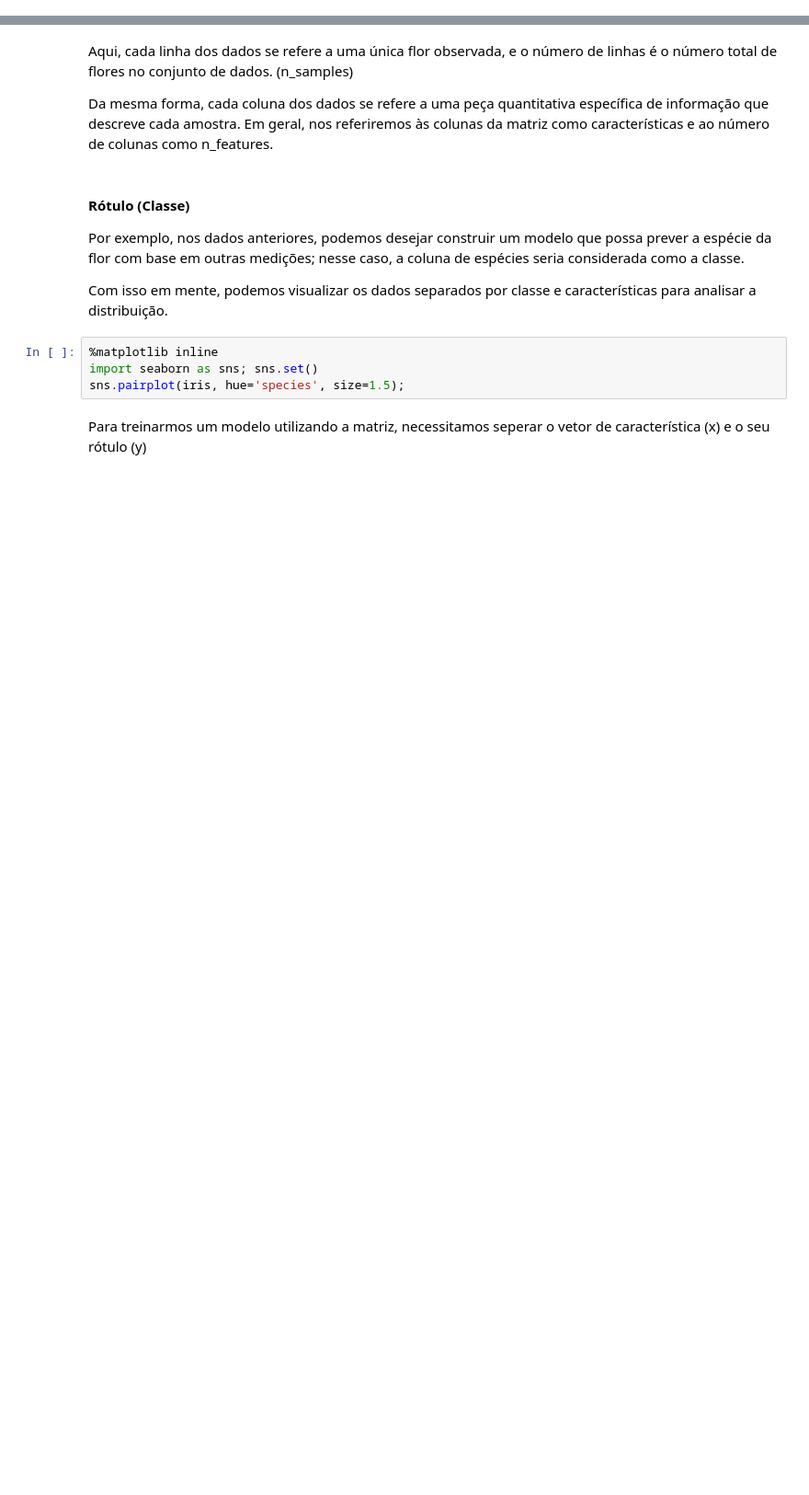
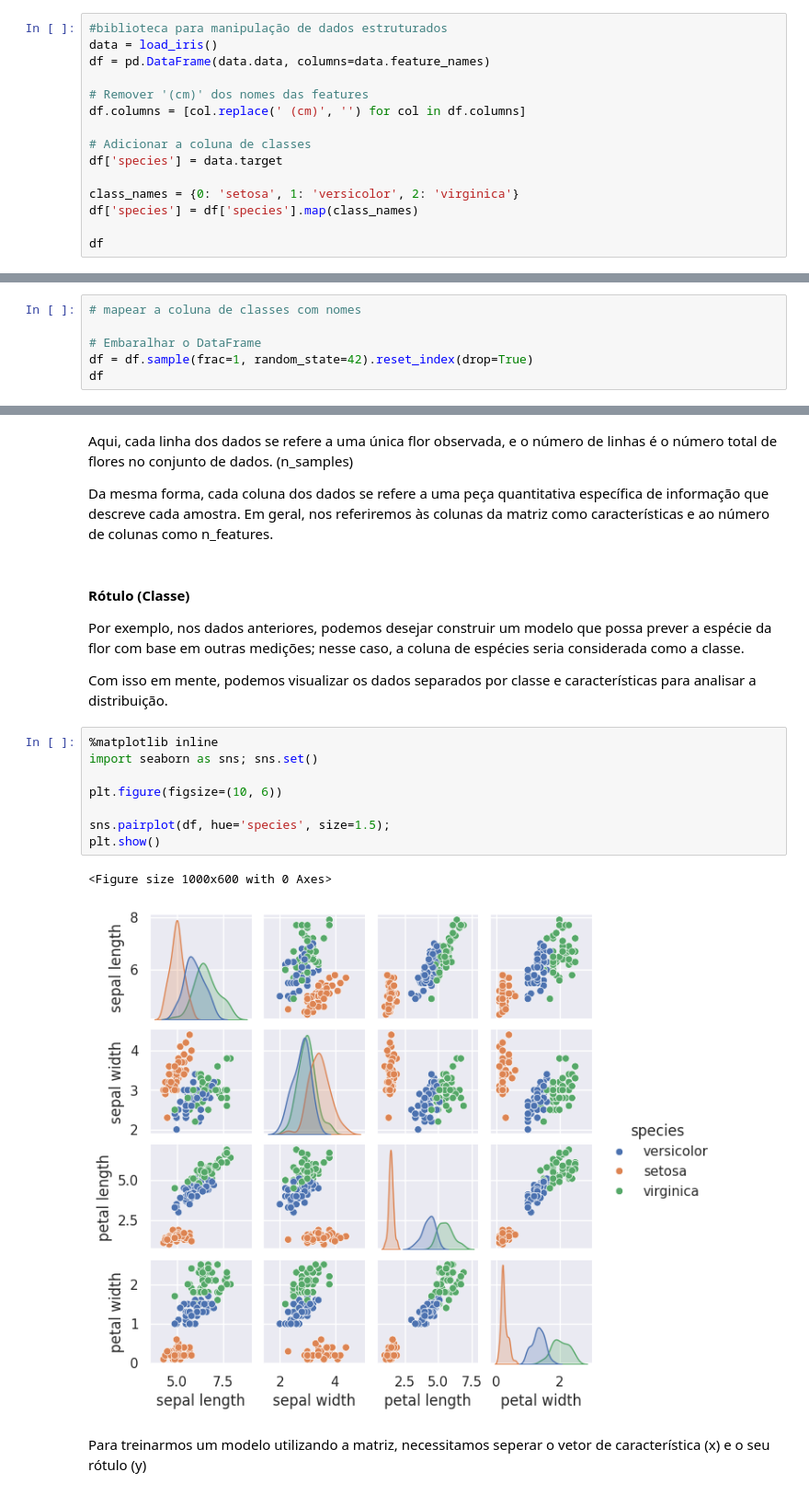
Before and after one commit to andrehochuli/teaching, a Jupyter notebook: AprendizadoMaquina/Tópico 01 - Introdução/Tópico_01_Introdução_Scikit_Learn.ipynb, the cells around one changed output, grey strips where cells are left out. Shown: that part at 92% size. Cells and saved outputs as stored; diff of their text form; blank space fills up the shorter version.

```diff
--- a/AprendizadoMaquina/Tópico 01 - Introdução/Tópico_01_Introdução_Scikit_Learn.ipynb
+++ b/AprendizadoMaquina/Tópico 01 - Introdução/Tópico_01_Introdução_Scikit_Learn.ipynb
@@ -18,0 +17,15 @@ iris.head()
+# %%
+#biblioteca para manipulação de dados estruturados
+data = load_iris()
+df = pd.DataFrame(data.data, columns=data.feature_names)
+
+# Remover '(cm)' dos nomes das features
+df.columns = [col.replace(' (cm)', '') for col in df.columns]
+
+# Adicionar a coluna de classes
+df['species'] = data.target
+
+class_names = {0: 'setosa', 1: 'versicolor', 2: 'virginica'}
+df['species'] = df['species'].map(class_names)
+
+df
@@ -18,0 +46,6 @@ iris.head()
+# %%
+# mapear a coluna de classes com nomes
+
+# Embaralhar o DataFrame
+df = df.sample(frac=1, random_state=42).reset_index(drop=True)
+df
@@ -29,7 +103,14 @@ Com isso em mente, podemos visualizar os dados separados por classe e caracterí
 # %%
 %matplotlib inline
 import seaborn as sns; sns.set()
-sns.pairplot(iris, hue='species', size=1.5);
+
+plt.figure(figsize=(10, 6))
+
+sns.pairplot(df, hue='species', size=1.5);
+plt.show()
+# %% [output]
+<Figure size 1000x600 with 0 Axes>
+[figure, added]
 # %% [markdown]
 Para treinarmos um modelo utilizando a matriz, necessitamos seperar o vetor de característica (x) e o seu rótulo (y)
 # %%
```
Also changed, not shown: parts of 20 cells of this notebook.
